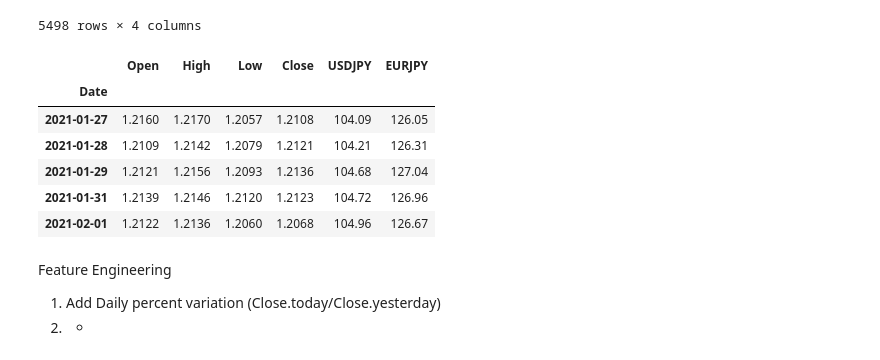
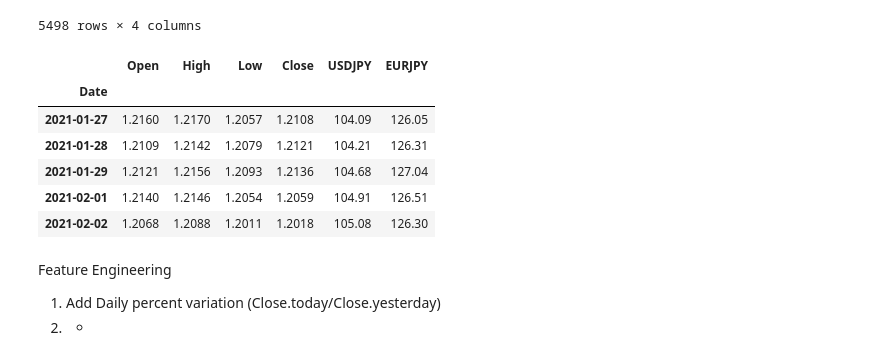
Before and after one commit to Smartsie/Invest, a Jupyter notebook: Invest_with_Currency.ipynb, the cells around one changed output. Saved outputs shown, nothing was run; the diff lists cells and outputs as text; code cells hidden in the pictures.

```diff
--- a/Invest_with_Currency.ipynb
+++ b/Invest_with_Currency.ipynb
@@ -77,26 +77,26 @@ data
 | 2021-01-29 | 104.24 | 104.95 | 104.21 | 104.68 |
 5498 rows × 4 columns
 # %%
-today='01/02/2021'
+today='02/02/2021'
 Index='USD/JPY'
 eurusd = investpy.get_currency_cross_historical_data(currency_cross='EUR/USD',from_date='01/01/2000', to_date=today)
 usdjpy = investpy.get_currency_cross_historical_data(currency_cross='USD/JPY',from_date='01/01/2000', to_date=today)
 eurjpy = investpy.get_currency_cross_historical_data(currency_cross='EUR/JPY',from_date='01/01/2000', to_date=today)
 
 data=eurusd
 #data['EURUSD']=eurusd.Close
 data['USDJPY']=usdjpy.Close
 data['EURJPY']=eurjpy.Close
 data=data.drop(['Currency'],axis=1)
 data.tail()
 # %% [output]
 |  | Open | High | Low | Close | USDJPY | EURJPY |
 | Date |  |  |  |  |  |  |
 | 2021-01-27 | 1.2160 | 1.2170 | 1.2057 | 1.2108 | 104.09 | 126.05 |
 | 2021-01-28 | 1.2109 | 1.2142 | 1.2079 | 1.2121 | 104.21 | 126.31 |
 | 2021-01-29 | 1.2121 | 1.2156 | 1.2093 | 1.2136 | 104.68 | 127.04 |
-| 2021-01-31 | 1.2139 | 1.2146 | 1.2120 | 1.2123 | 104.72 | 126.96 |
-| 2021-02-01 | 1.2122 | 1.2136 | 1.2060 | 1.2068 | 104.96 | 126.67 |
+| 2021-02-01 | 1.2140 | 1.2146 | 1.2054 | 1.2059 | 104.91 | 126.51 |
+| 2021-02-02 | 1.2068 | 1.2088 | 1.2011 | 1.2018 | 105.08 | 126.30 |
 # %% [markdown]
 Feature Engineering
 
```
Also changed, not shown: parts of 17 cells of this notebook.
